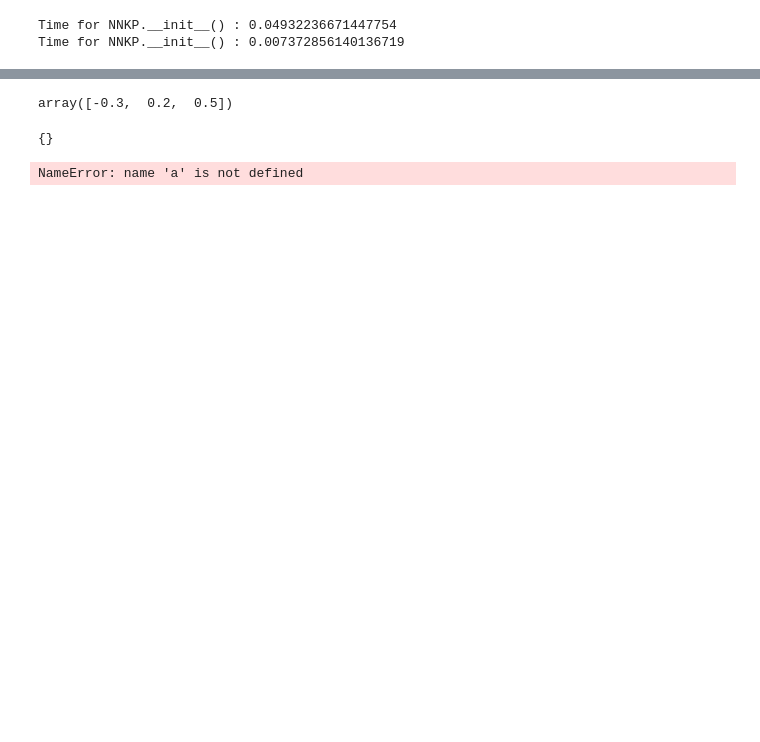
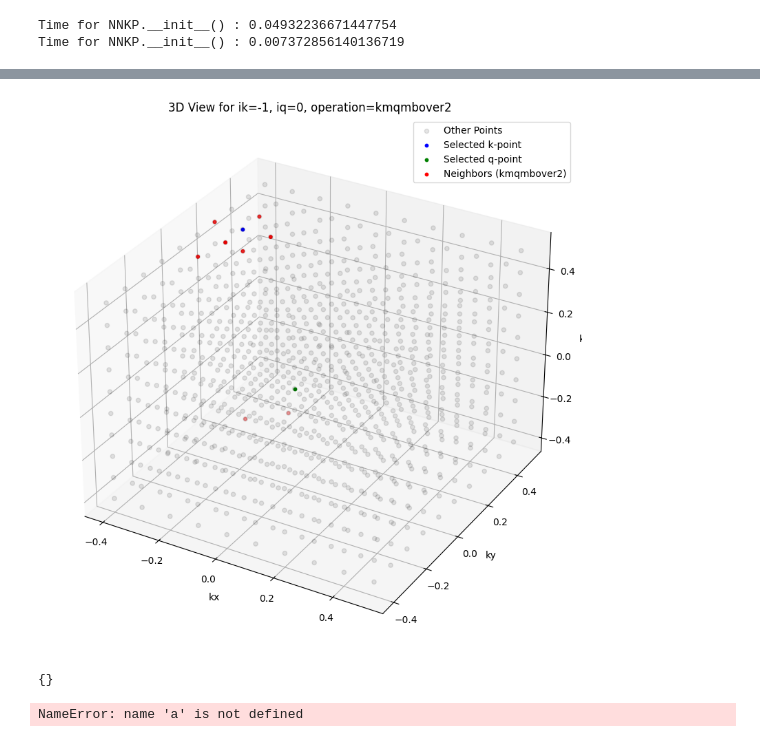
Before and after one commit to rreho/yambopy, a Jupyter notebook: qurex-tests/interactive-grid-tests.ipynb, the cells around one changed output, grey strips where cells are left out. Cells and saved outputs as stored; diff of their text form; code cells hidden in the pictures; blank space fills up the shorter version.

Commit message:
enable 3D visualization

```diff
--- a/qurex-tests/interactive-grid-tests.ipynb
+++ b/qurex-tests/interactive-grid-tests.ipynb
@@ -113,7 +149,8 @@ You ended up with points:
-# %%
-nnkp_kgrid.k[-1]
-# %% [output]
-array([-0.3,  0.2,  0.5])
+# %%
+%matplotlib inline
+check_kgridoperations_3d(nnkp_kgrid, nnkp_qgrid, ik=-1, iq=0, operation='kmqmbover2')
+# %% [output]
+[figure, added]
 # %%
 set1 = {}
 # %%
```
Also changed, not shown: parts of 3 cells of this notebook.
